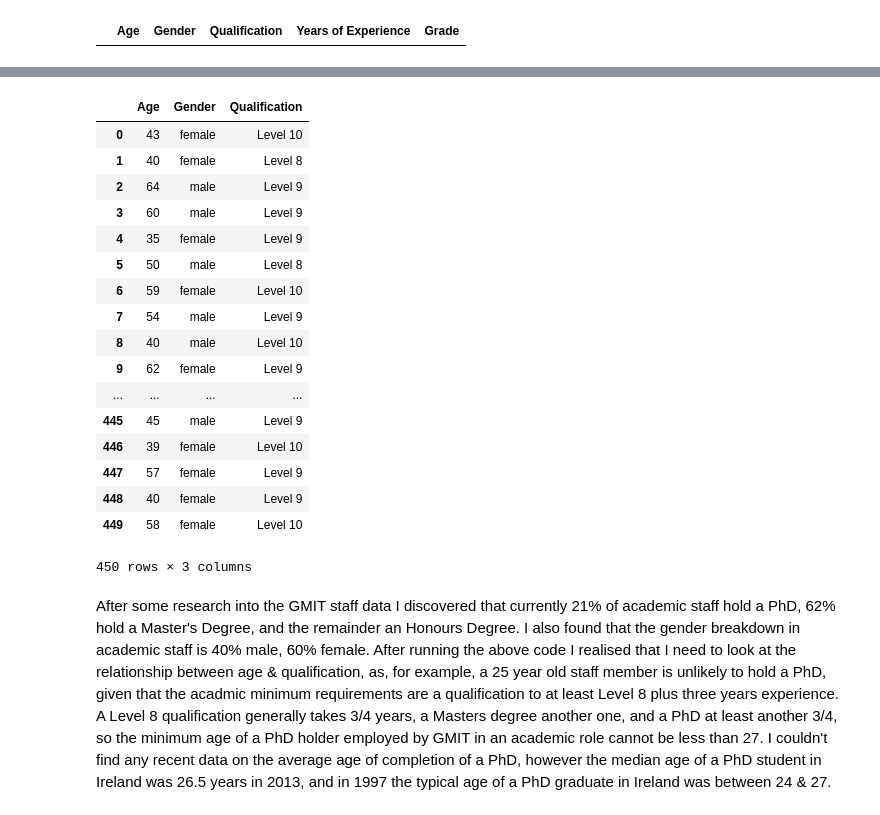
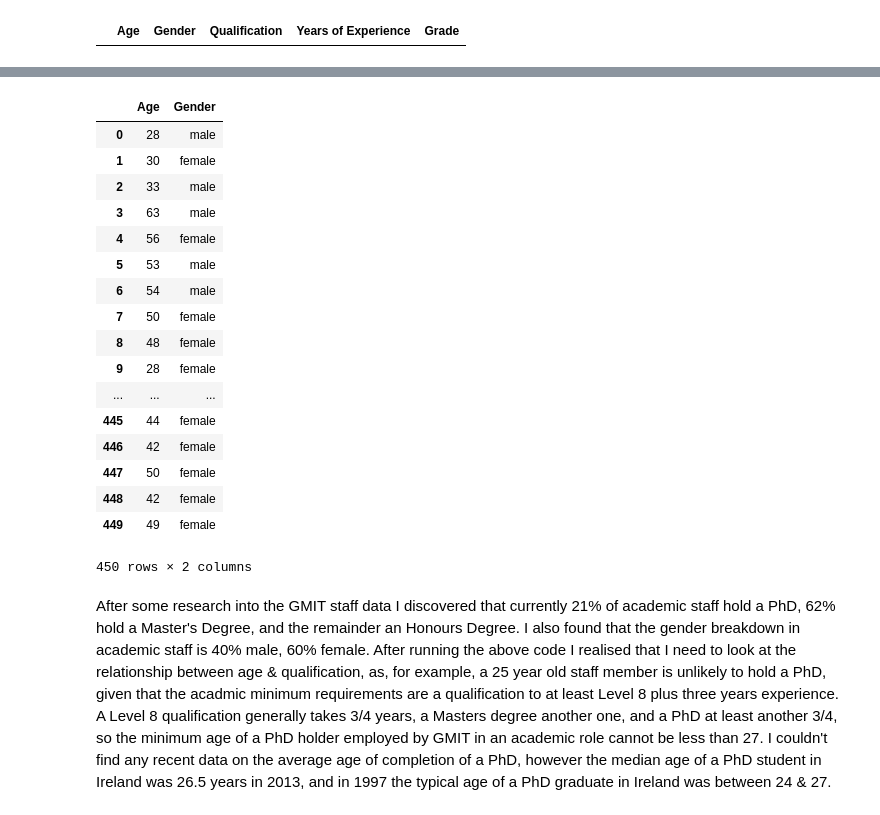
Before and after one commit to paulacduffy/simulatedatasetproject, a Jupyter notebook: Simulated data set using numpy.random.ipynb, the cells around one changed output, grey strips where cells are left out. Cells and saved outputs as stored; diff of their text form; code cells hidden in the pictures.

```diff
--- a/Simulated data set using numpy.random.ipynb
+++ b/Simulated data set using numpy.random.ipynb
@@ -51,29 +51,28 @@ df
 # %%
 #Insert age, gender & qualification columns to dataframe
 gender = ['male', 'female']
 qual = ['Level 10', 'Level 9', 'Level 8']
 df = pd.DataFrame({'Age': np.random.randint(25,66,450),
-                   'Gender': np.random.choice(gender, 450,p=[0.4, 0.6]),
-                  'Qualification': np.random.choice(qual, 450, p=[0.21, 0.62, 0.17])})
+                   'Gender': np.random.choice(gender, 450,p=[0.4, 0.6])})
 df
 # %% [output]
-|  | Age | Gender | Qualification |
-| 0 | 43 | female | Level 10 |
-| 1 | 40 | female | Level 8 |
-| 2 | 64 | male | Level 9 |
-| 3 | 60 | male | Level 9 |
-| 4 | 35 | female | Level 9 |
-| 5 | 50 | male | Level 8 |
-| 6 | 59 | female | Level 10 |
-| 7 | 54 | male | Level 9 |
-| 8 | 40 | male | Level 10 |
-| 9 | 62 | female | Level 9 |
-| ... | ... | ... | ... |
-| 445 | 45 | male | Level 9 |
-| 446 | 39 | female | Level 10 |
-| 447 | 57 | female | Level 9 |
-| 448 | 40 | female | Level 9 |
-| 449 | 58 | female | Level 10 |
+|  | Age | Gender |
+| 0 | 28 | male |
+| 1 | 30 | female |
+| 2 | 33 | male |
+| 3 | 63 | male |
+| 4 | 56 | female |
+| 5 | 53 | male |
+| 6 | 54 | male |
+| 7 | 50 | female |
+| 8 | 48 | female |
+| 9 | 28 | female |
+| ... | ... | ... |
+| 445 | 44 | female |
+| 446 | 42 | female |
+| 447 | 50 | female |
+| 448 | 42 | female |
+| 449 | 49 | female |
-450 rows × 3 columns
+450 rows × 2 columns
 # %% [markdown]
 After some research into the GMIT staff data I discovered that currently 21% of academic staff hold a PhD, 62% hold a Master's Degree, and the remainder an Honours Degree. I also found that the gender breakdown in academic staff is 40% male, 60% female. After running the above code I realised that I need to look at the relationship between age & qualification, as, for example, a 25 year old staff member is unlikely to hold a PhD, given that the acadmic minimum requirements are a qualification to at least Level 8 plus three years experience. A Level 8 qualification generally takes 3/4 years, a Masters degree another one, and a PhD at least another 3/4, so the minimum age of a PhD holder employed by GMIT in an academic role cannot be less than 27. I couldn't find any recent data on the average age of completion of a PhD, however the median age of a PhD student in Ireland was 26.5 years in 2013, and in 1997 the typical age of a PhD graduate in Ireland was between 24 & 27.
```
Also changed, not shown: parts of 4 cells of this notebook.
